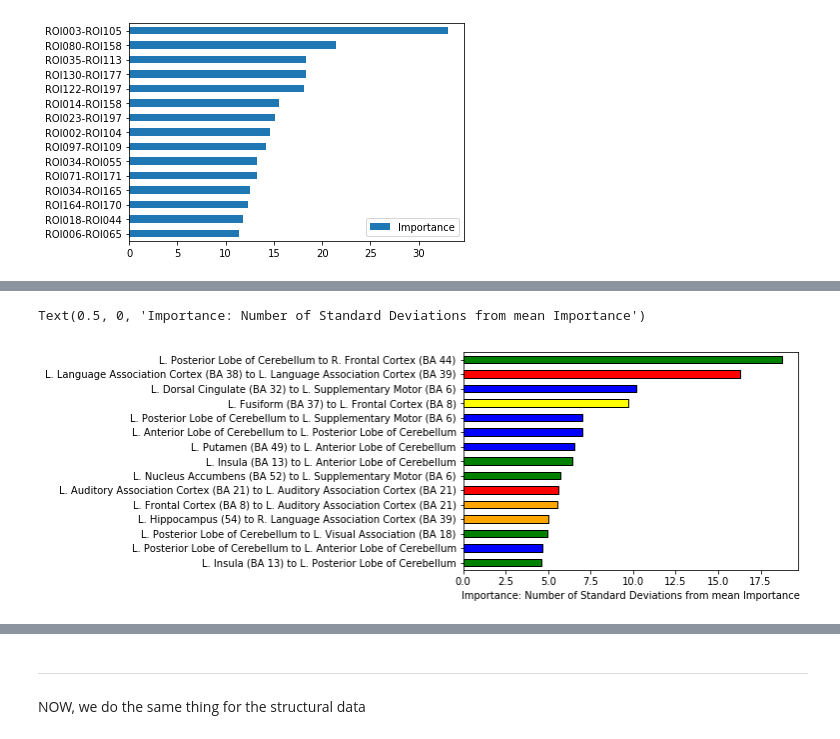
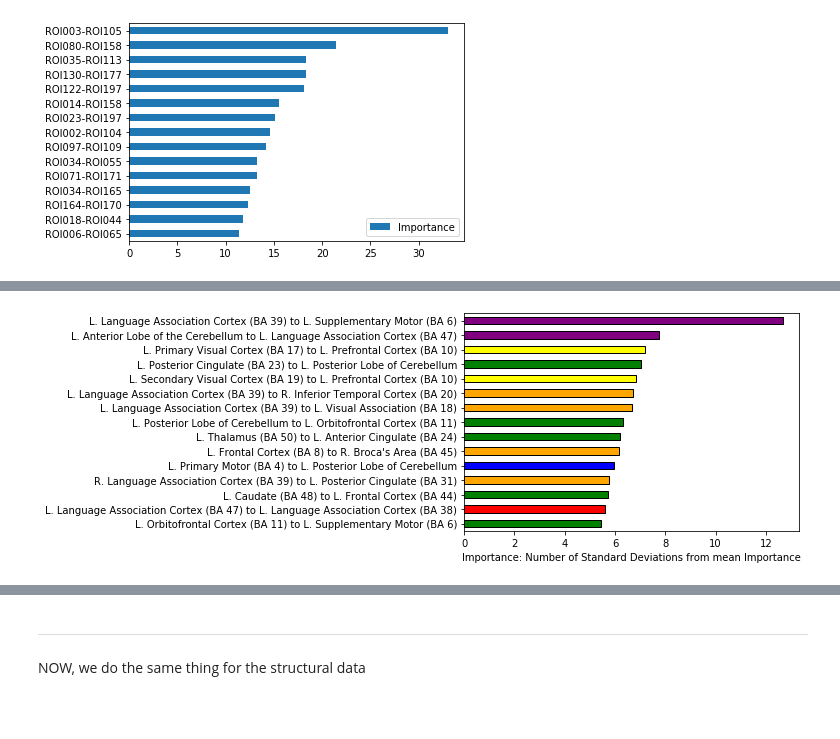
Before and after one commit to DeepLearningForPrecisionHealthLab/ConsistentASDCorrelates, a Jupyter notebook: Parallelization/BiomarkersOnBrains.ipynb, the cells around one changed output, grey strips where cells are left out. Saved outputs shown, nothing was run; the diff lists cells and outputs as text; code cells hidden in the pictures; blank space fills up the shorter version.

Commit message:
pre-paper tasks v2

```diff
--- a/Parallelization/BiomarkersOnBrains.ipynb
+++ b/Parallelization/BiomarkersOnBrains.ipynb
@@ -320,8 +408,6 @@ dROICorrespondence122={
 # %%
-#dROICorrespondence=dROICorrespondence064
-#dROICorrespondence=dROICorrespondence122
-dROICorrespondence=dROICorrespondence197
-for sIndex in pdTopLin.index:
-    #lsTwo=re.findall('\d+', sIndex)
-    #pdTopLin=pdTopLin.rename(index={sIndex: f'{dROICorrespondence[int(lsTwo[0])]} to {dROICorrespondence[int(lsTwo[1])]}'})
-    pdTopLin=pdTopLin.rename(index={sIndex: sIndex.replace('-', ' to ')})
+for sIndex in pdTop64.index:
+    lsTwo=re.findall('\d+', sIndex)
+    pdTop64=pdTop64.rename(index={sIndex: f'{dROICorrespondence64[int(lsTwo[0])-1]} to '\
+                                  f'{dROICorrespondence64[int(lsTwo[1])-1]}'})
+    pdTop64=pdTop64.rename(index={sIndex: sIndex.replace('-', ' to ')})
@@ -331,5 +433,6 @@ for sIndex in pdTopLin.index:
 # %%
-for sIndex in pdTopDeep.index:
+for sIndex in pdTop122.index:
     lsTwo=re.findall('\d+', sIndex)
-    pdTopDeep=pdTopDeep.rename(index={sIndex: f'{dROICorrespondence[int(lsTwo[0])]} to {dROICorrespondence[int(lsTwo[1])]}'})
-    pdTopDeep=pdTopDeep.rename(index={sIndex: sIndex.replace('-', ' to ')})
+    pdTop122=pdTop122.rename(index={sIndex: f'{dROICorrespondence122[int(lsTwo[0])-1]} to '\
+                                  f'{dROICorrespondence122[int(lsTwo[1])-1]}'})
+    pdTop122=pdTop122.rename(index={sIndex: sIndex.replace('-', ' to ')})
@@ -335,0 +458,6 @@ for sIndex in pdTopDeep.index:
+# %%
+for sIndex in pdTop197.index:
+    lsTwo=re.findall('\d+', sIndex)
+    pdTop197=pdTop197.rename(index={sIndex: f'{dROICorrespondence197[int(lsTwo[0])-1]} to '\
+                                  f'{dROICorrespondence197[int(lsTwo[1])-1]}'})
+    pdTop197=pdTop197.rename(index={sIndex: sIndex.replace('-', ' to ')})
@@ -359,23 +533,24 @@ Text(0.5, 0, 'Importance: Number of Standard Deviations from mean Importance')
 # %%
 lsColors=[[
+    'purple',
+    'purple',
+    'yellow',
     'g',
-    'b',
+    'yellow',
+    'orange',
+    'orange',
+    'g',
     'g',
     'orange',
+    'b',
     'orange',
-    'r',
     'g',
-    'g',
-    'b',
-    'b',
-    'b',
-    'yellow',
-    'b',
     'r',
     'g'
 ]]
-pdTopLin.sort_values(by=['Importance'], axis=0).plot(kind='barh', legend=None, edgecolor='k', stacked=True, color=lsColors)
+lsColors[0].reverse()
+pdTop197.sort_values(by=['Importance'], axis=0).plot(kind='barh', legend=None, edgecolor='k', stacked=True, color=lsColors)
 plt.xlabel('Importance: Number of Standard Deviations from mean Importance')
+plt.savefig('/project/bioinformatics/DLLab/Cooper/Code/AutismProject/JournalPaperData/AtlasResolutionComparison8Permutations/197ROI_FunctionalImportancesColorCoded.png', bbox_inches='tight')
 # %% [output]
-Text(0.5, 0, 'Importance: Number of Standard Deviations from mean Importance')
-[figure, old version]
+[figure, new version]
```
Also changed, not shown: parts of 44 cells of this notebook, 5 other files.
